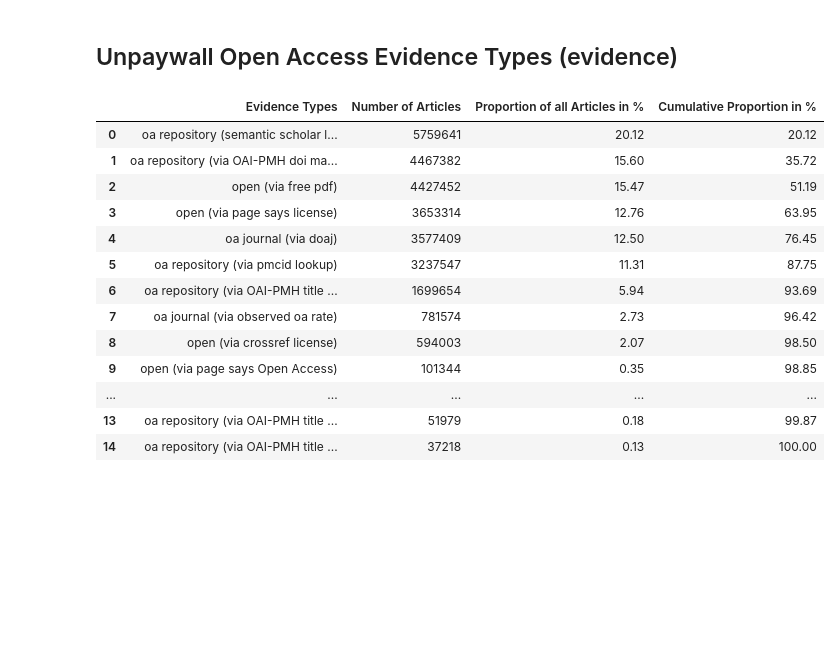
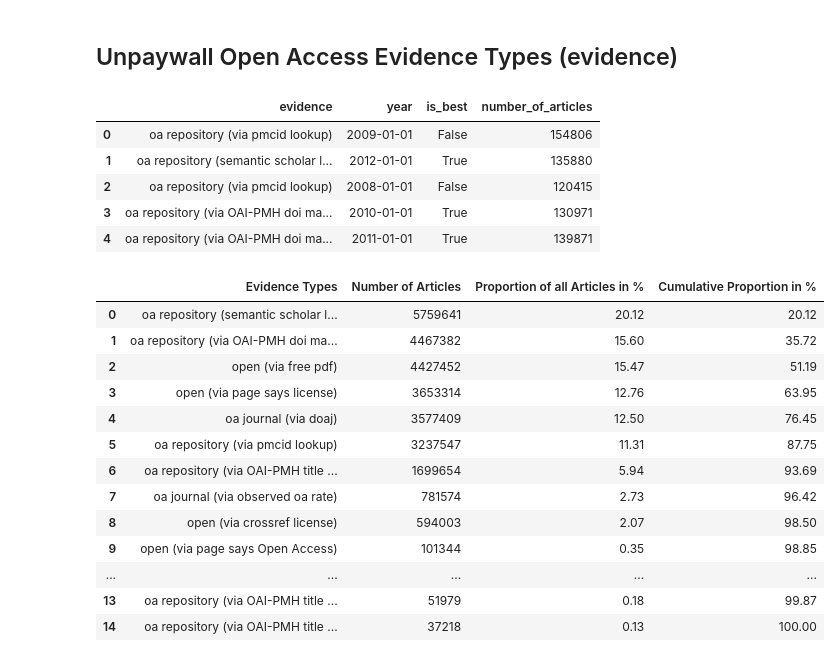
Before and after one commit to naustica/WAG-SHK, a Jupyter notebook: Open Access Evidence in Unpaywall - Python Version.ipynb, the cells around one changed output. Drawn from its saved outputs; the diff is of its cells as text; code cells hidden in the pictures; blank space fills up the shorter version.

```diff
--- a/Open Access Evidence in Unpaywall - Python Version.ipynb
+++ b/Open Access Evidence in Unpaywall - Python Version.ipynb
@@ -127,6 +127,15 @@ evidence_13_18 = client.query(EVIDENCE_13_18_QUERY).to_dataframe()
 # %%
 evidence_df = pd.concat([evidence_08_12, evidence_13_18])
 evidence_df.year = pd.to_datetime(evidence_df.year.apply(lambda x: str(x) + "-01-01"))
+
+evidence_df.head()
+# %% [output]
+|  | evidence | year | is_best | number_of_articles |
+| 0 | oa repository (via pmcid lookup) | 2009-01-01 | False | 154806 |
+| 1 | oa repository (semantic scholar l... | 2012-01-01 | True | 135880 |
+| 2 | oa repository (via pmcid lookup) | 2008-01-01 | False | 120415 |
+| 3 | oa repository (via OAI-PMH doi ma... | 2010-01-01 | True | 130971 |
+| 4 | oa repository (via OAI-PMH doi ma... | 2011-01-01 | True | 139871 |
 # %%
 articles_per_type_df = evidence_df.groupby(['evidence']).number_of_articles.sum().to_frame().reset_index().sort_values(by=['number_of_articles'], ascending=False).reset_index(drop=True)
 articles_per_type_df['prop'] = articles_per_type_df['number_of_articles'].transform(lambda x: x / articles_per_type_df['number_of_articles'].sum() * 100)
```
Also changed, not shown: parts of 5 cells of this notebook.
